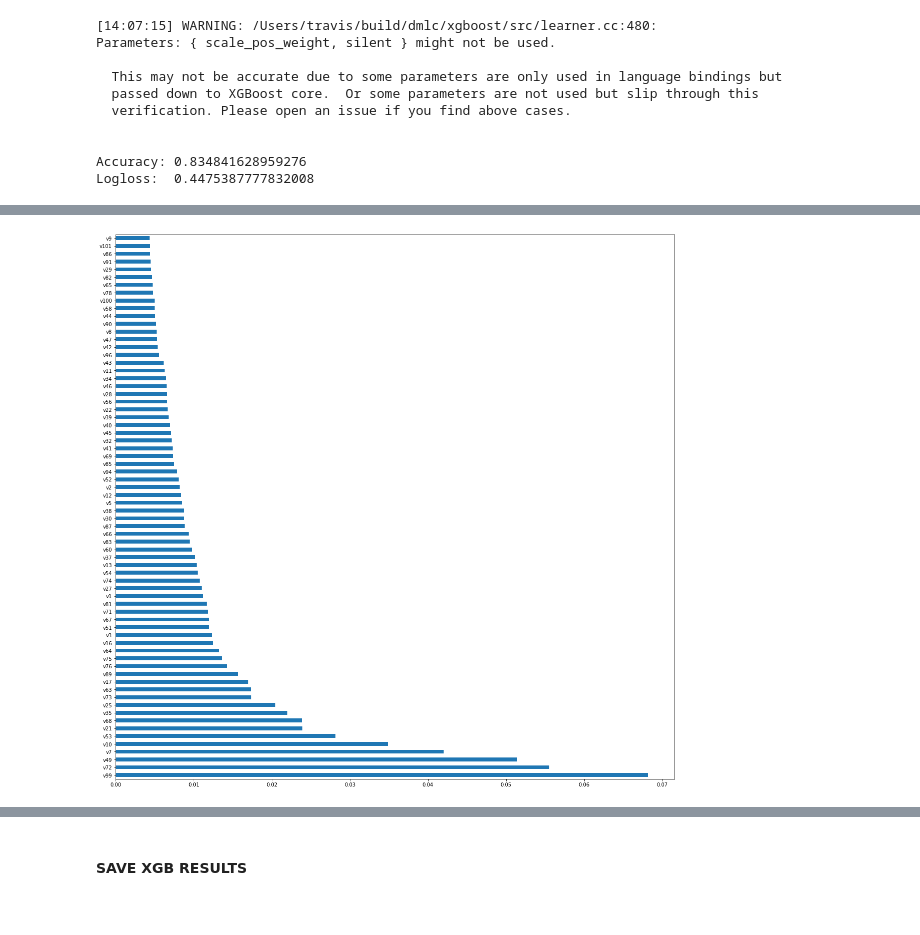
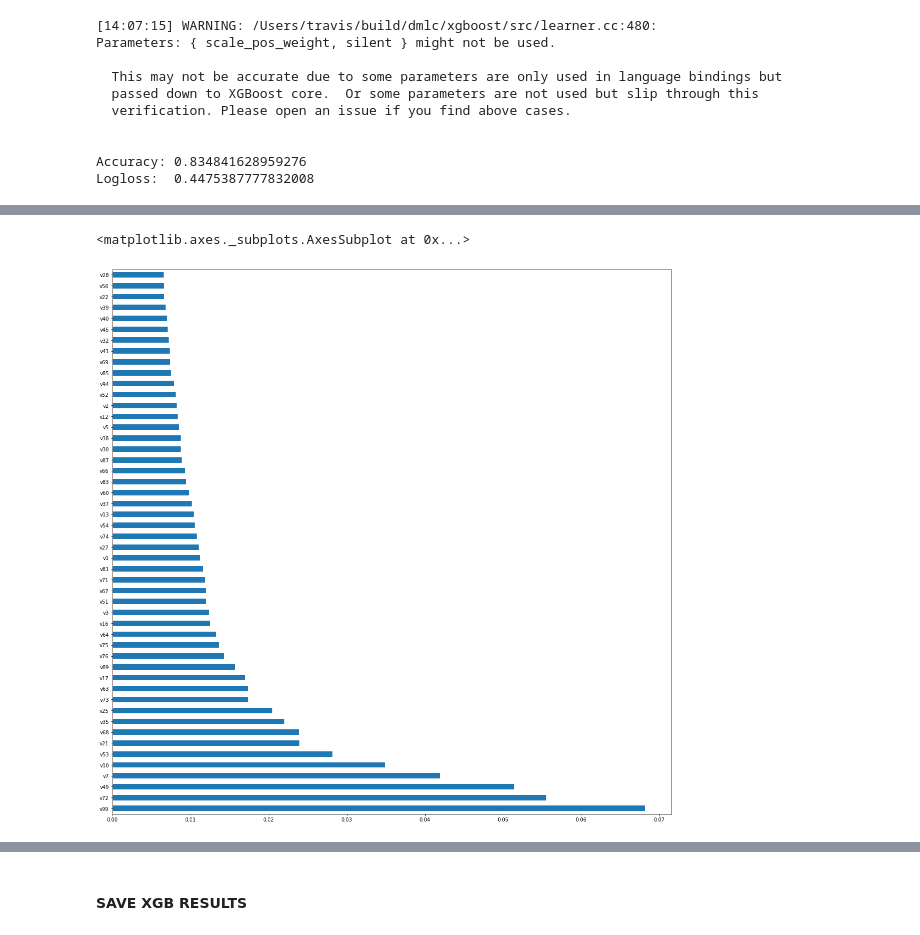
Before and after one commit to onursahil/multiclass_classification, a Jupyter notebook: data_exploration.ipynb, the cells around one changed output, grey strips where cells are left out. Drawn from its saved outputs; the diff is of its cells as text; code cells hidden in the pictures.

```diff
--- a/data_exploration.ipynb
+++ b/data_exploration.ipynb
@@ -303,6 +234,7 @@ xgb.plot_importance(xgb_clf_st, ax=ax)
 # %%
-feat_importances = pd.DataFrame(xgb_clf_st.feature_importances_, index=X.columns)
-feat_importances[0].nlargest(70).plot(kind='barh', figsize=(20, 20))
-plt.show()
+feature_imp = pd.Series(xgb_clf_st.feature_importances_, index=X.columns)
+feature_imp.nlargest(50).plot(kind='barh', figsize=(20,20))
+# feature_imp.nlargest(10).plot(kind='barh', figsize=(20, 20))
 # %% [output]
+<matplotlib.axes._subplots.AxesSubplot at 0x...>
-[figure, old version]
+[figure, new version]
```
Also changed, not shown: parts of 11 cells of this notebook, 8 other files.
